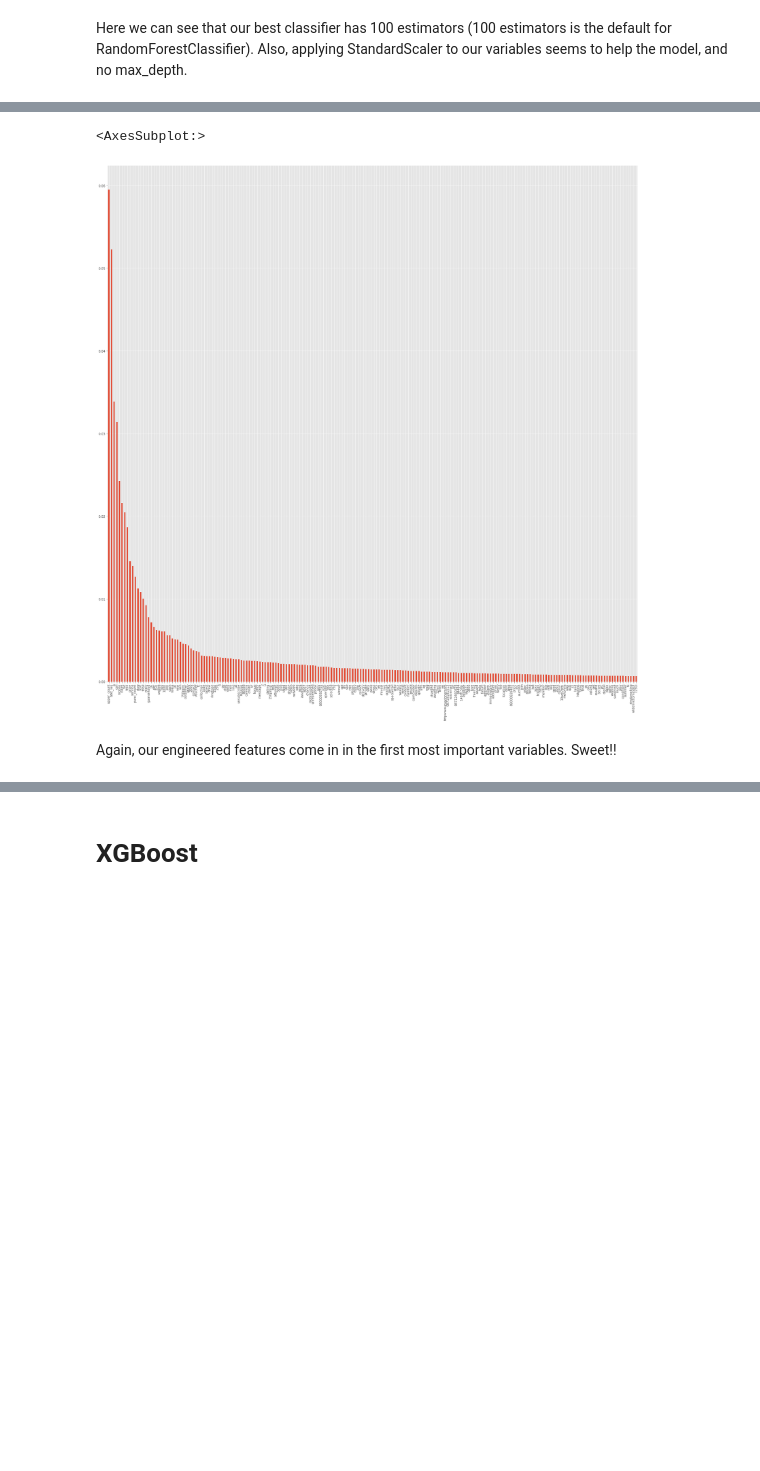
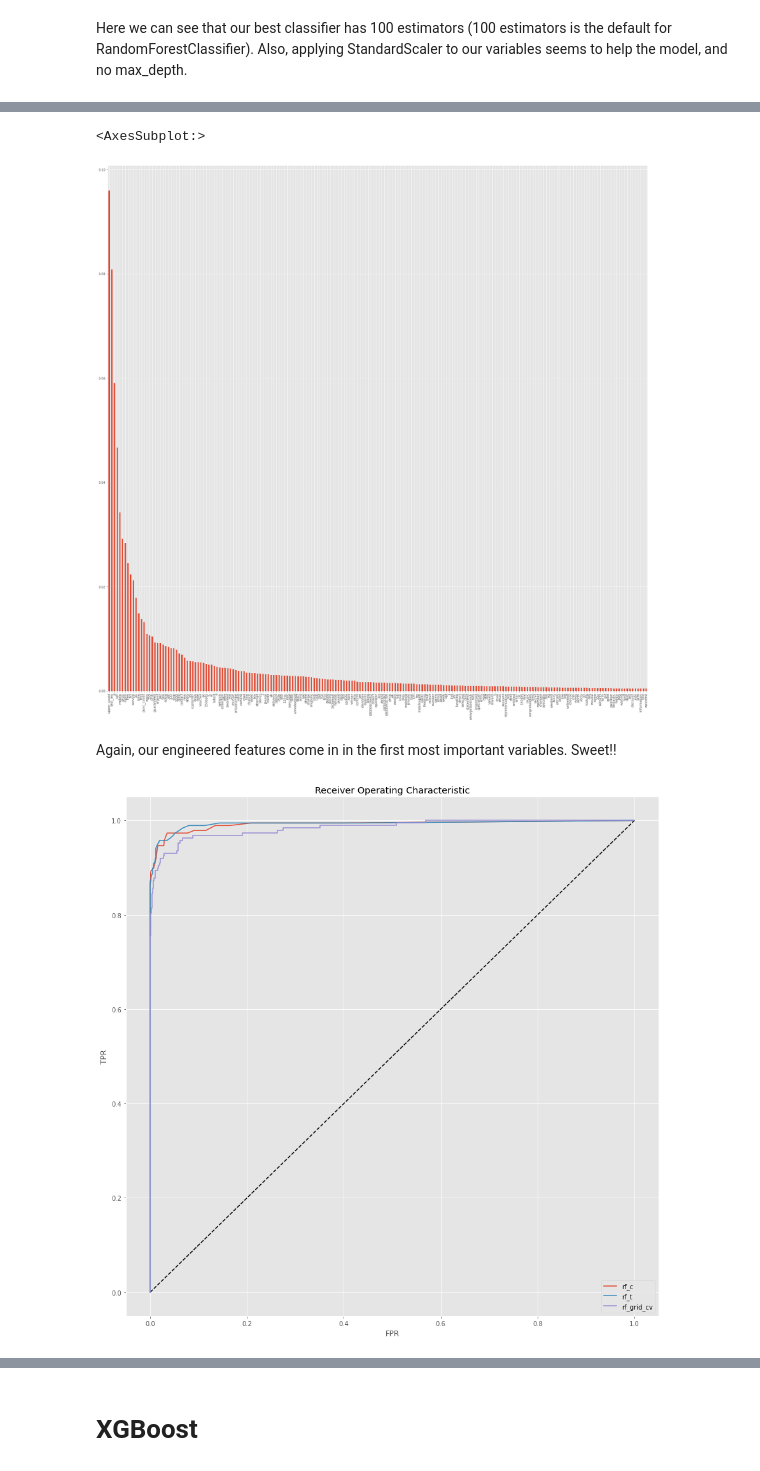
Before and after one commit to ronaldpacheco/Spam-Classifier, a Jupyter notebook: Spam_Classifier.ipynb, the cells around one changed output, grey strips where cells are left out. Cells and saved outputs as stored; diff of their text form; code cells hidden in the pictures; blank space fills up the shorter version.

Commit message:
Added ROC & P-R curves. Calculated best Threshold

```diff
--- a/Spam_Classifier.ipynb
+++ b/Spam_Classifier.ipynb
@@ -530,8 +531,8 @@ X_train_t, X_test_t, y_train_t, y_test_t = train_test_split(X_tfidf_df, data.lab
 # %%
 from sklearn.ensemble import RandomForestClassifier
 from sklearn.metrics import classification_report
-clf_c = RandomForestClassifier(n_jobs=-1)
-clf_c.fit(X_train_c, y_train_c)
-y_pred_c = clf_c.predict(X_test_c)
+rf_c = RandomForestClassifier(n_jobs=-1, random_state=42)
+rf_c.fit(X_train_c, y_train_c)
+y_pred_c = rf_c.predict(X_test_c)
 # %%
 plt.figure(figsize=(30,30))
@@ -564,9 +565,9 @@ cross_validate(clf_c, X_train_c, y_train_c, cv=5)
 # %% [markdown]
 Right off the bat we get pretty good scores for the random forest classifier using the CountVectorizer dataframe, let's try with the TfidfVectorizer:
 # %%
-clf_t = RandomForestClassifier(n_jobs=-1)
-clf_t.fit(X_train_t, y_train_t)
-y_pred_t = clf_t.predict(X_test_t)
+rf_t = RandomForestClassifier(n_jobs=-1,random_state=42)
+rf_t.fit(X_train_t, y_train_t)
+y_pred_t = rf_t.predict(X_test_t)
 print(classification_report(y_test_t, y_pred_t))
 # %% [output]
               precision    recall  f1-score   support
@@ -588,15 +589,15 @@ First thing to note is that the TfidfVectorizer makes the model almost twice as
 
 Let's create a pipeline with to run a GridSearchCV and try different parameters:
 # %%
-rf_c =make_pipeline(StandardScaler(),RandomForestClassifier(random_state=42, n_jobs=-1))
+rf_cp =make_pipeline(StandardScaler(),RandomForestClassifier(random_state=42, n_jobs=-1))
 # %%
-n_est = [10,100,500]
+n_leaf = [5,50,100]
 grid_params = {
-        'randomforestclassifier__n_estimators': n_est,
+        'randomforestclassifier__min_samples_leaf': n_leaf,
         'standardscaler': [StandardScaler(), None],
         'randomforestclassifier__max_depth' : [3,10,50,100, None]
         }
-rf_grid_cv = GridSearchCV(rf_c, param_grid=grid_params, cv=3, n_jobs=-1)
+rf_grid_cv = GridSearchCV(rf_cp, param_grid=grid_params, cv=3, n_jobs=-1)
 # %%
 rf_grid_cv.fit(X_train_c, y_train_c)
 # %% [output]
@@ -644,6 +647,25 @@ plt.figure(figsize=(30,30))
 pd.Series(rf_grid_cv.best_estimator_.named_steps.randomforestclassifier.feature_importances_, index=X_train_c.columns).sort_values(ascending=False)[:200].plot(kind='bar')
 # %% [output]
 <AxesSubplot:>
-[figure, old version]
+[figure, new version]
 # %% [markdown]
 Again, our engineered features come in in the first most important variables. Sweet!!
+# %%
+fpr_rfc , tpr_rfc, thresholds_rfc = roc_curve(y_test_c, rf_c.predict_proba(X_test_c)[:,1],pos_label='spam')
+
+fpr_rft , tpr_rft, thresholds_rft = roc_curve(y_test_t, rf_t.predict_proba(X_test_t)[:,1],pos_label='spam')
+
+fpr_rfgrid , tpr_rfgrid, thresholds_rfgrid = roc_curve(y_test_c, rf_grid_cv.predict_proba(X_test_c)[:,1],pos_label='spam')
+
+plt.figure(figsize = (15,15))
+plt.plot([0,1],[0,1], 'k--')
+plt.plot(fpr_rfc , tpr_rfc, label= "rf_c")
+plt.plot(fpr_rft , tpr_rft, label= "rf_t")
+plt.plot(fpr_rfgrid , tpr_rfgrid, label= "rf_grid_cv")
+plt.legend()
+plt.xlabel("FPR")
+plt.ylabel("TPR")
+plt.title('Receiver Operating Characteristic')
+plt.show()
+# %% [output]
+[figure, added]
```
Also changed, not shown: parts of 54 cells of this notebook.
